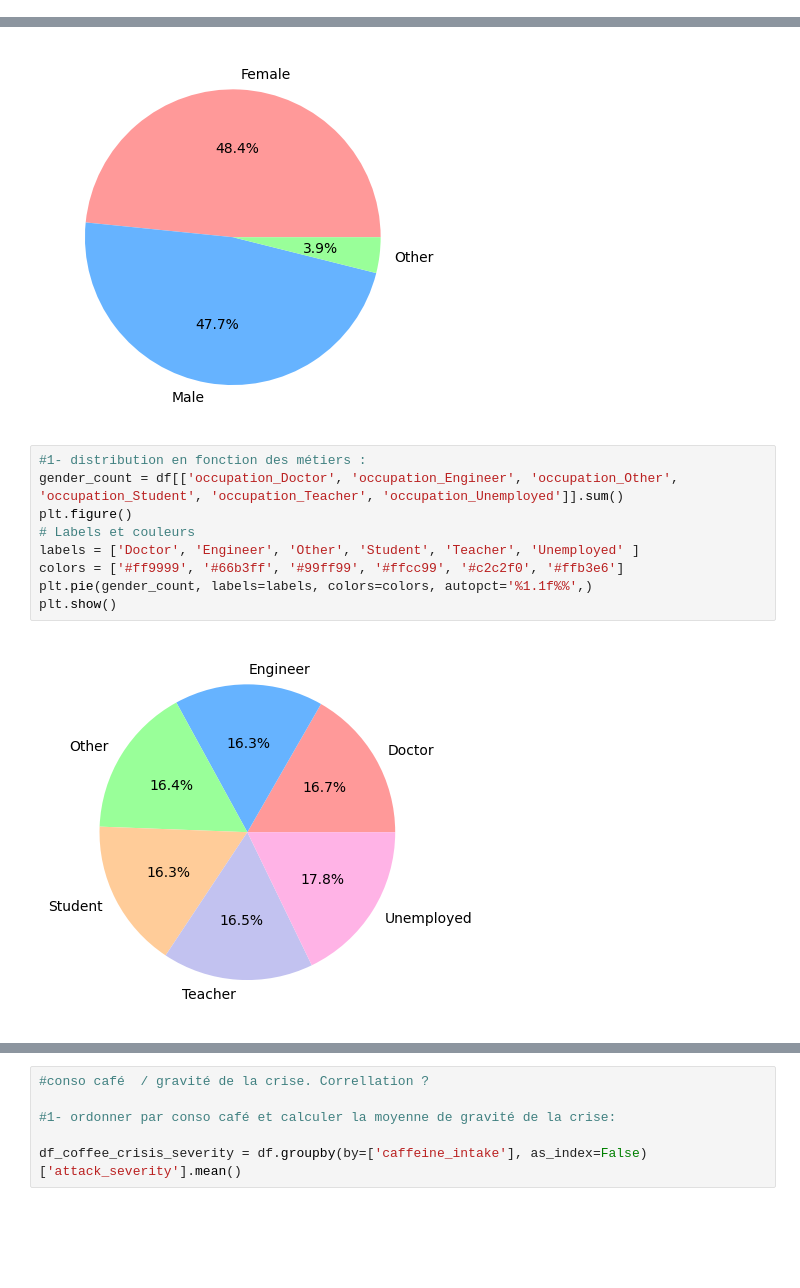
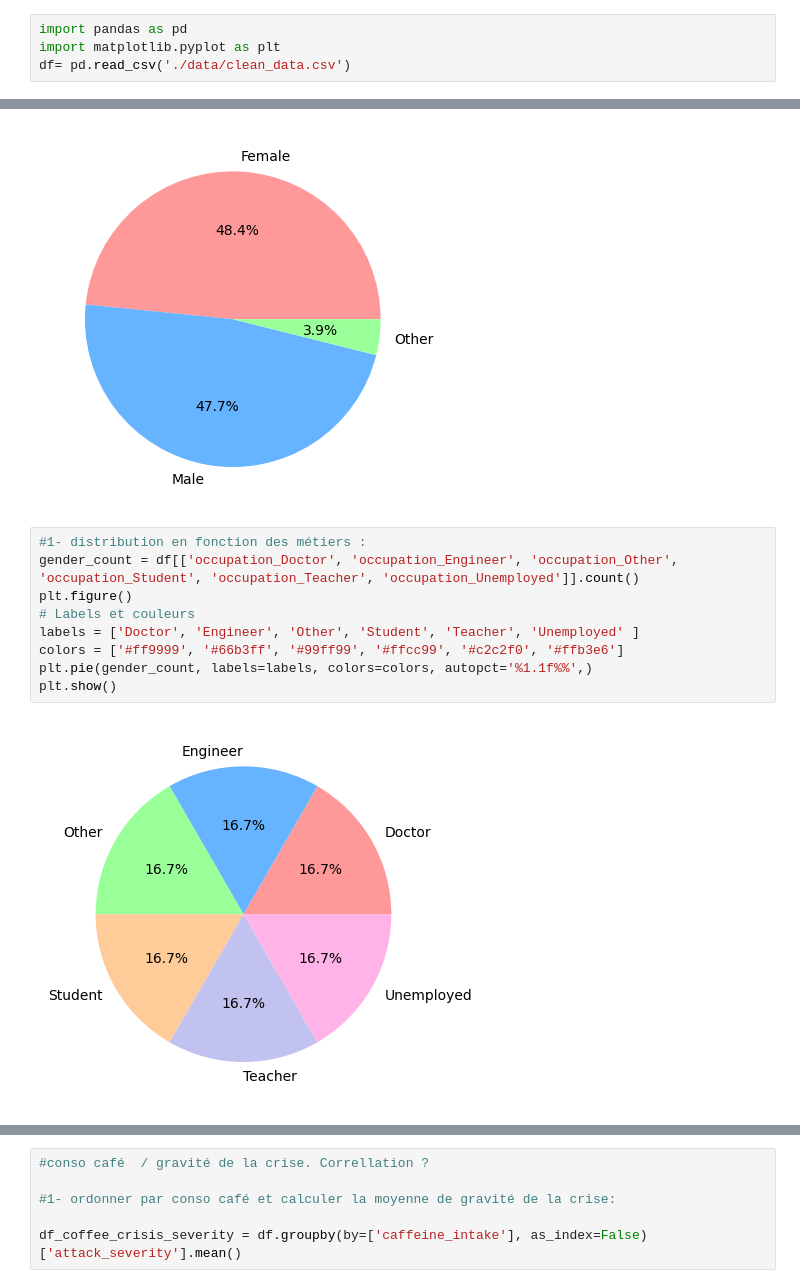
Before and after one commit to Raffiskender/pfr, a Jupyter notebook: first_steps.ipynb, the cells around one changed output, grey strips where cells are left out. Drawn from its saved outputs; the diff is of its cells as text; blank space fills up the shorter version.

```diff
--- a/first_steps.ipynb
+++ b/first_steps.ipynb
@@ -145,6 +143,10 @@ df.to_csv('./data/clean_data.csv', index=False)
 # %% [markdown]
 ## Data Visualisation
 Ici, vous réaliserez vos observations, créerez vos graphes dans un premier temps. Une fois qu'ils seront fait, ils seront à intégrer à votre application Streamlit. Considérez donc cet espace comme un bac à sable avant de vous lancer dans le développement de l'application de Data Visualisation.
+# %%
+import pandas as pd
+import matplotlib.pyplot as plt
+df= pd.read_csv('./data/clean_data.csv')
 # %%
 # Ici, vous réaliserez la visualisation de votre jeu de données
 #1- proportion d'hommes et de femmes :
@@ -159,12 +161,12 @@ plt.show()
 [figure]
 # %%
 #1- distribution en fonction des métiers :
-gender_count = df[['occupation_Doctor', 'occupation_Engineer', 'occupation_Other', 'occupation_Student', 'occupation_Teacher', 'occupation_Unemployed']].sum()
+gender_count = df[['occupation_Doctor', 'occupation_Engineer', 'occupation_Other', 'occupation_Student', 'occupation_Teacher', 'occupation_Unemployed']].count()
 plt.figure()
 # Labels et couleurs
 labels = ['Doctor', 'Engineer', 'Other', 'Student', 'Teacher', 'Unemployed' ]
 colors = ['#ff9999', '#66b3ff', '#99ff99', '#ffcc99', '#c2c2f0', '#ffb3e6']
 plt.pie(gender_count, labels=labels, colors=colors, autopct='%1.1f%%',)
 plt.show()
 # %% [output]
-[figure, old version]
+[figure, new version]
```
Also changed, not shown: parts of 11 cells of this notebook, 12 other files.
